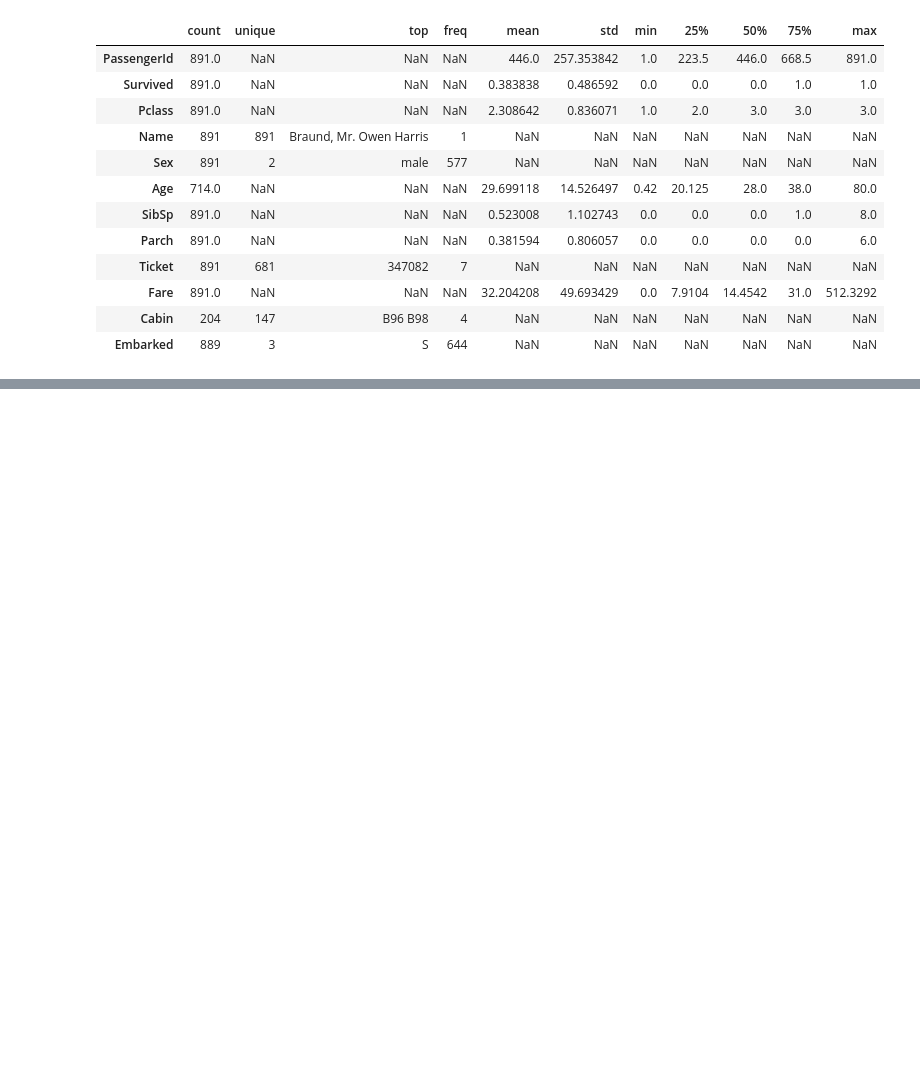
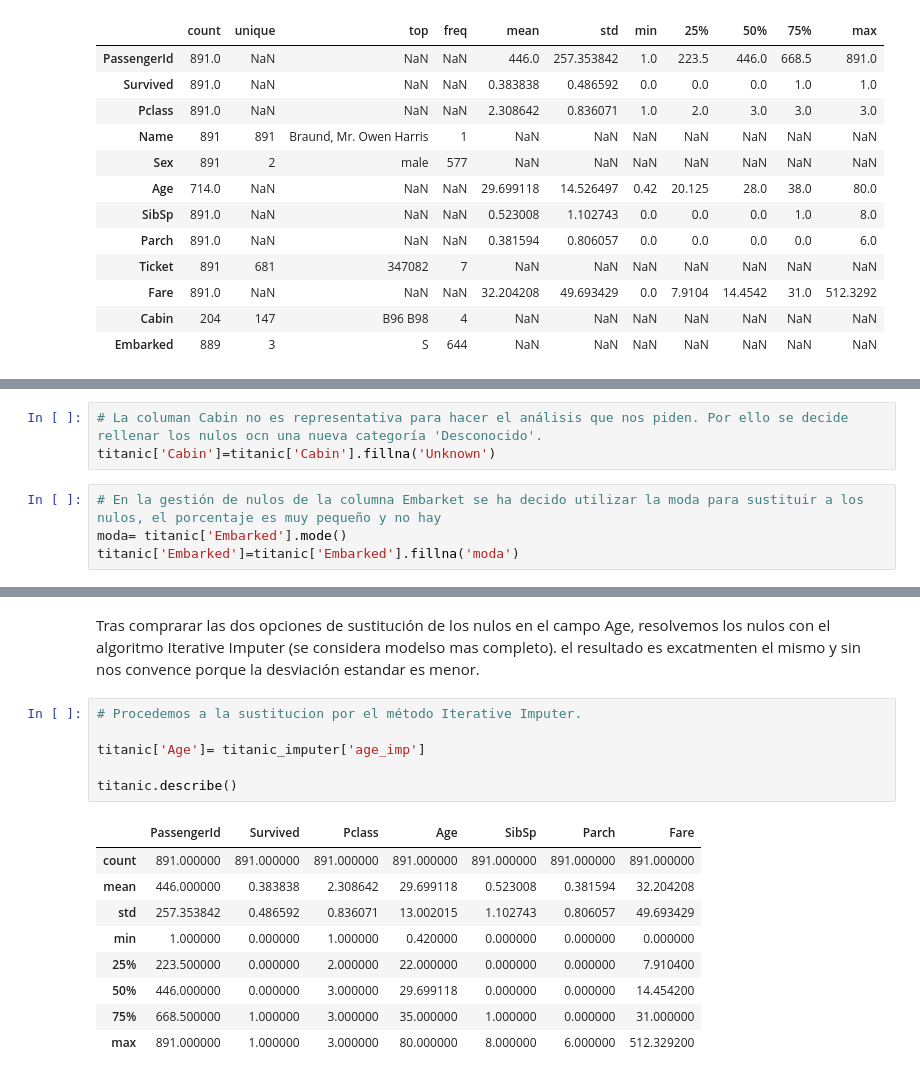
Before and after one commit to Mariadelmardp/Curso-ML, a Jupyter notebook: EDA Titanic/eda_titanic.ipynb, the cells around one changed output, grey strips where cells are left out. Drawn from its saved outputs; the diff is of its cells as text; blank space fills up the shorter version.

```diff
--- a/EDA Titanic/eda_titanic.ipynb
+++ b/EDA Titanic/eda_titanic.ipynb
@@ -117,0 +151,7 @@ titanic.describe(include='all').T
+# %%
+# La columan Cabin no es representativa para hacer el análisis que nos piden. Por ello se decide rellenar los nulos ocn una nueva categoría 'Desconocido'.
+titanic['Cabin']=titanic['Cabin'].fillna('Unknown')
+# %%
+# En la gestión de nulos de la columna Embarket se ha decido utilizar la moda para sustituir a los nulos, el porcentaje es muy pequeño y no hay
+moda= titanic['Embarked'].mode()
+titanic['Embarked']=titanic['Embarked'].fillna('moda')
@@ -118 +200,19 @@ titanic.describe(include='all').T
+# %% [markdown]
+Tras comprarar las dos opciones de sustitución de los nulos en el campo Age, resolvemos los nulos con el algoritmo Iterative Imputer (se considera modelso mas completo). el resultado es excatmenten el mismo y sin nos convence porque la desviación estandar es menor.
+# %%
+# Procedemos a la sustitucion por el método Iterative Imputer.
+
+titanic['Age']= titanic_imputer['age_imp']
+
+titanic.describe()
+# %% [output]
+|  | PassengerId | Survived | Pclass | Age | SibSp | Parch | Fare |
+| count | 891.000000 | 891.000000 | 891.000000 | 891.000000 | 891.000000 | 891.000000 | 891.000000 |
+| mean | 446.000000 | 0.383838 | 2.308642 | 29.699118 | 0.523008 | 0.381594 | 32.204208 |
+| std | 257.353842 | 0.486592 | 0.836071 | 13.002015 | 1.102743 | 0.806057 | 49.693429 |
+| min | 1.000000 | 0.000000 | 1.000000 | 0.420000 | 0.000000 | 0.000000 | 0.000000 |
+| 25% | 223.500000 | 0.000000 | 2.000000 | 22.000000 | 0.000000 | 0.000000 | 7.910400 |
+| 50% | 446.000000 | 0.000000 | 3.000000 | 29.699118 | 0.000000 | 0.000000 | 14.454200 |
+| 75% | 668.500000 | 1.000000 | 3.000000 | 35.000000 | 1.000000 | 0.000000 | 31.000000 |
+| max | 891.000000 | 1.000000 | 3.000000 | 80.000000 | 8.000000 | 6.000000 | 512.329200 |
 # %%
```
Also changed, not shown: parts of 19 cells of this notebook, 1 other file.
